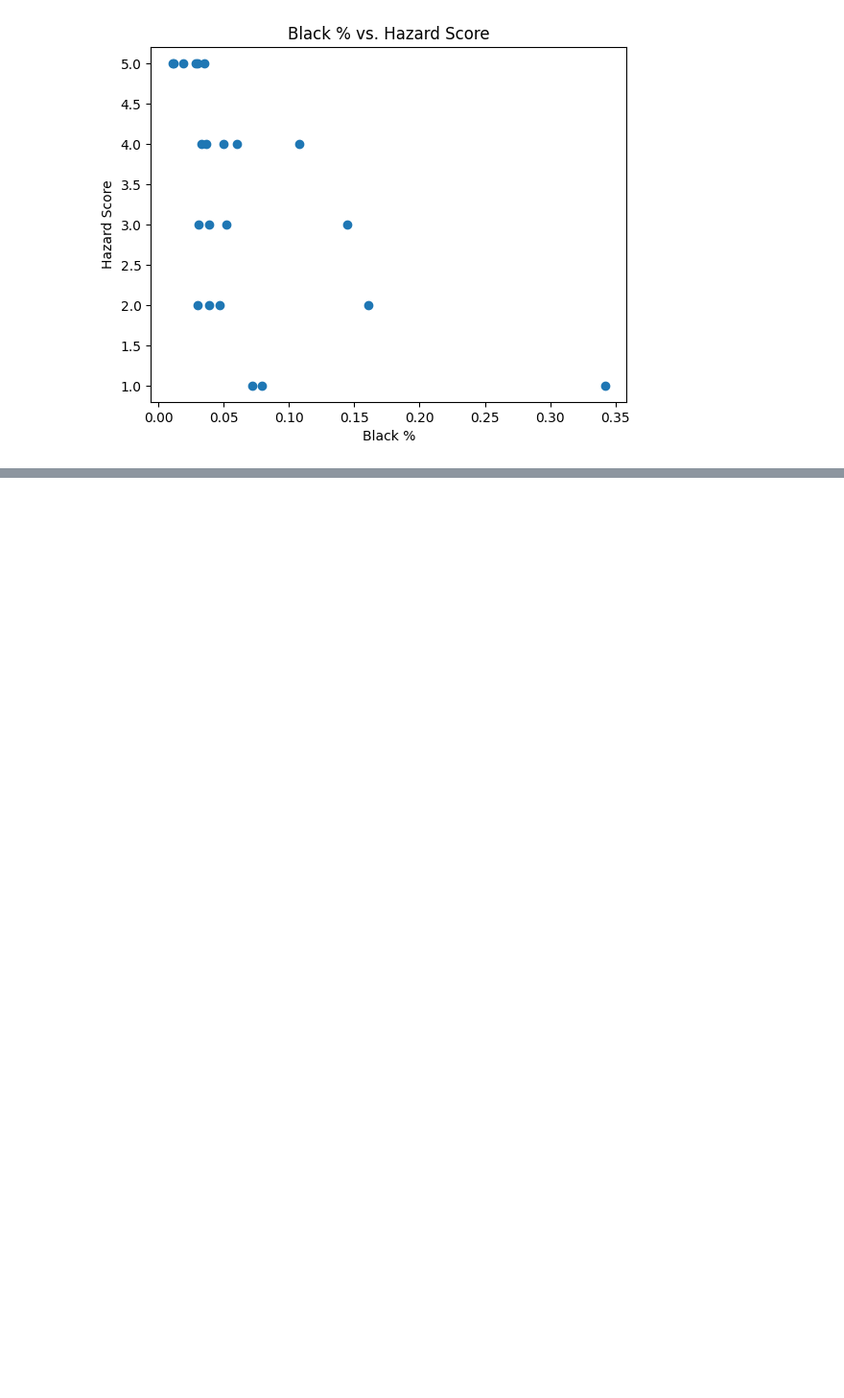
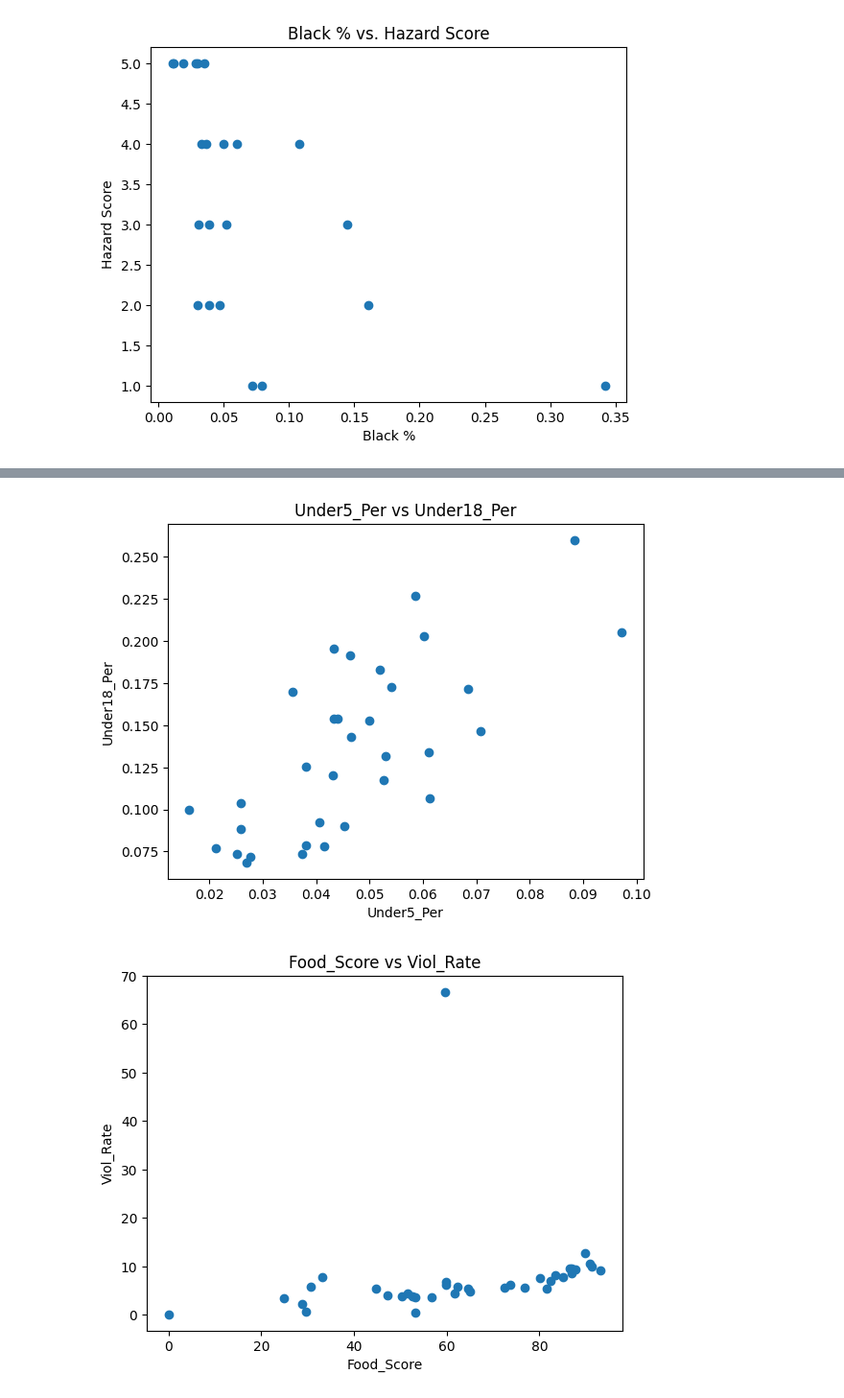
Before and after one commit to AssetAllocationApp/DBA830P3, a Jupyter notebook: Demo Notebook.ipynb, the cells around one changed output, grey strips where cells are left out. Shown at 96% size. Saved outputs shown, nothing was run; the diff lists cells and outputs as text; code cells hidden in the pictures; blank space fills up the shorter version.

```diff
--- a/Demo Notebook.ipynb
+++ b/Demo Notebook.ipynb
@@ -44,0 +77,8 @@ Text(0.5, 1.0, 'Black % vs. Hazard Score')
+# %%
+plots=[['Under5_Per','Under18_Per'],
+       ['Food_Score','Viol_Rate'],['House_Score', 'Rent_Per']]
+for pair in plots:
+    plot_two_vars(df,pair[0],pair[1])
+# %% [output]
+[figure, added]
+[figure, added]
```
Also changed, not shown: parts of 6 cells of this notebook.
